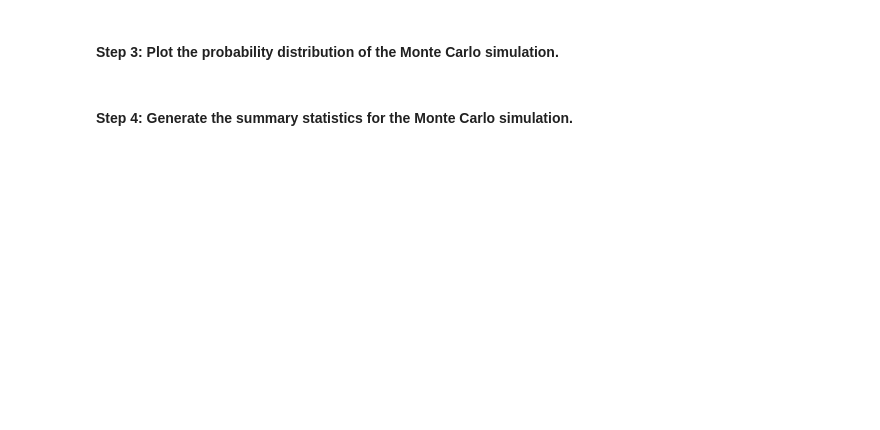
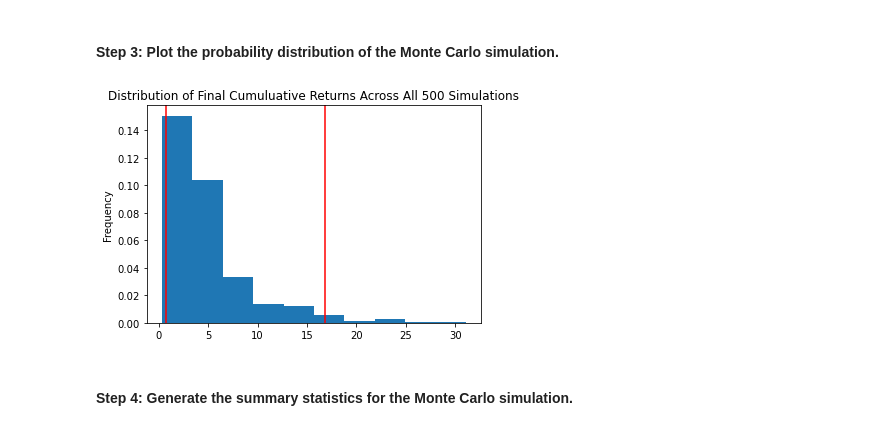
Before and after one commit to avalentini181/financial_planning_tools, a Jupyter notebook: Starter_Code/financial_planning_tools.ipynb, the cells around one changed output. Drawn from its saved outputs; the diff is of its cells as text; code cells hidden in the pictures; blank space fills up the shorter version.

```diff
--- a/Starter_Code/financial_planning_tools.ipynb
+++ b/Starter_Code/financial_planning_tools.ipynb
@@ -547,7 +661,11 @@ In this section, you’ll use the MCForecastTools library to create a Monte Carl
 # %%
 # Visualize the probability distribution of the 30-year Monte Carlo simulation
 # by plotting a histogram
-# YOUR CODE HERE
+MC_sim_dist_plot = MC_thirtyyear.plot_distribution()
+
+MC_sim_dist_plot.get_figure().savefig('MC_thirtyyear_dist_plot.png',bbox_inches='tight')
+# %% [output]
+[figure, added]
 # %% [markdown]
 #### Step 4: Generate the summary statistics for the Monte Carlo simulation.
 # %%
```
Also changed, not shown: parts of 29 cells of this notebook, 2 other files.
